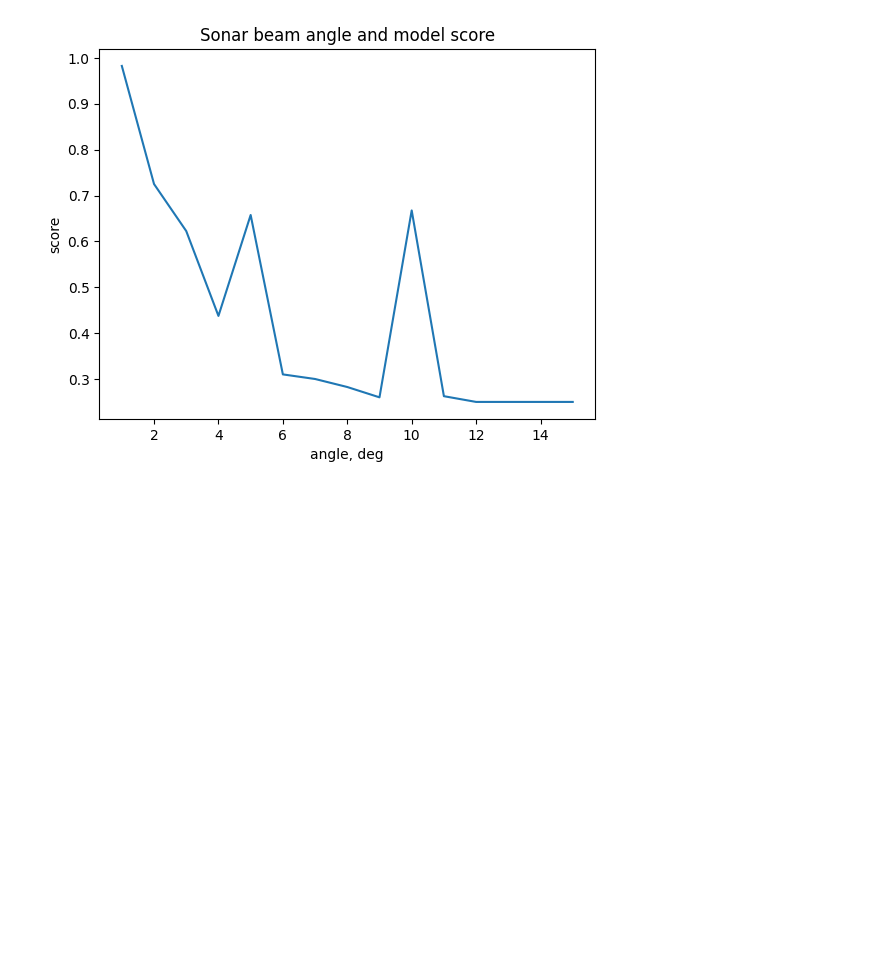
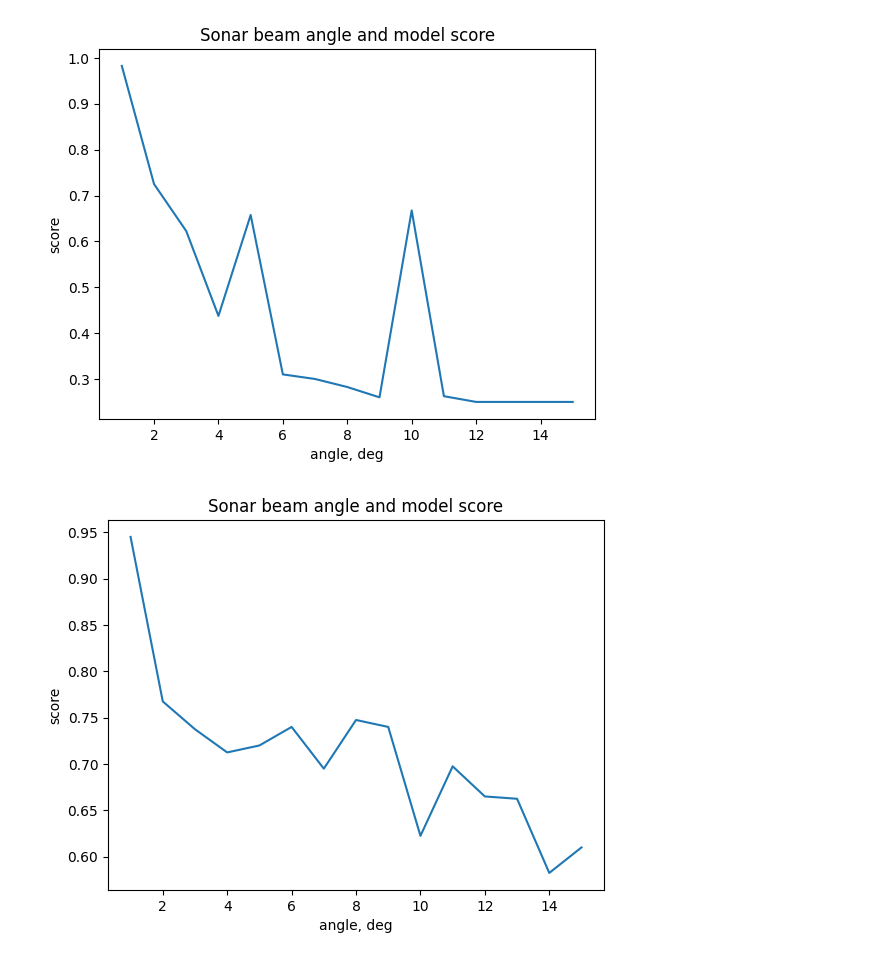
Before and after one commit to aaboiko/buoy_sonar_python, a Jupyter notebook: utils_2.ipynb, the cells around one changed output. Drawn from its saved outputs; the diff is of its cells as text; code cells hidden in the pictures; blank space fills up the shorter version.

```diff
--- a/utils_2.ipynb
+++ b/utils_2.ipynb
@@ -229,3 +229,17 @@ plt.ylabel('score')
 plt.show()
 # %% [output]
 [figure]
+# %%
+import numpy as np
+import matplotlib.pyplot as plt
+
+scores = np.loadtxt('datasets/synthetic/united/scores_concat_all.txt', delimiter=' ')
+
+plt.plot(scores[:,0], scores[:,1])
+
+plt.title('Sonar beam angle and model score')
+plt.xlabel('angle, deg')
+plt.ylabel('score')
+plt.show()
+# %% [output]
+[figure, added]
```
Also changed, not shown: parts of 1 cell of this notebook, 3 other files.
